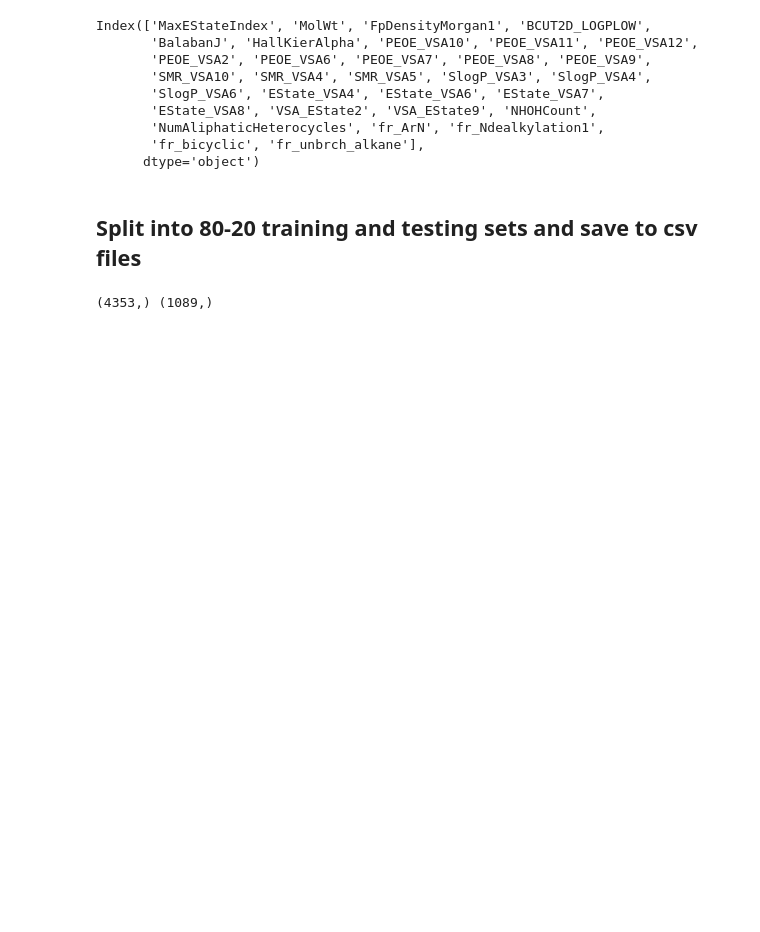
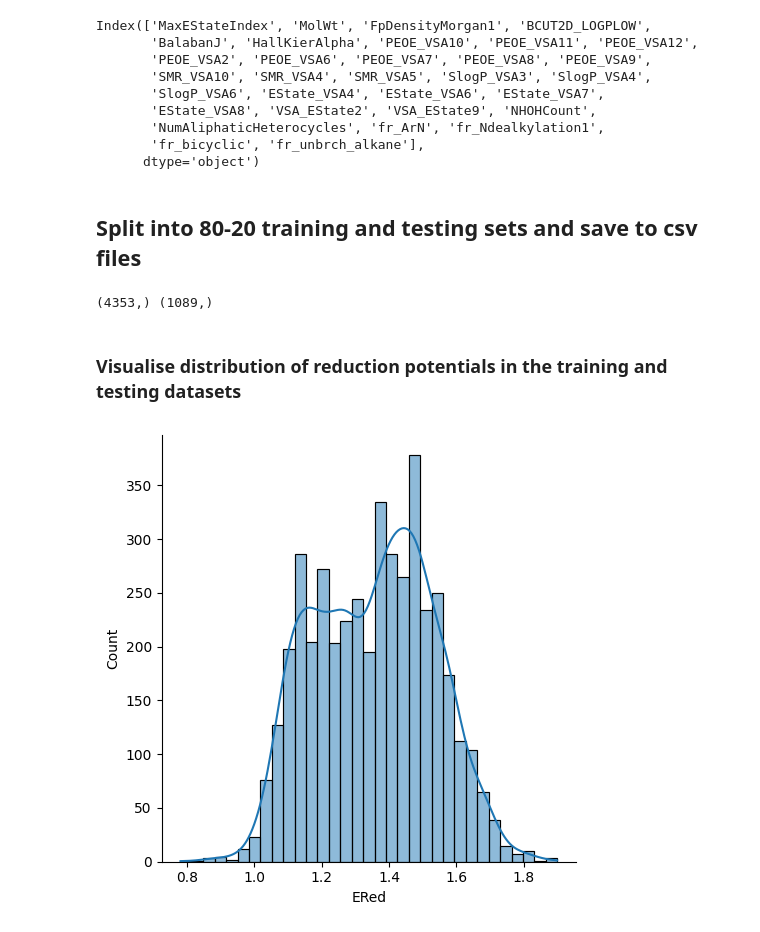
Before and after one commit to adisun94/DataScience, a Jupyter notebook: 1.MolRedPot_FeatureEngineering.ipynb, the cells around one changed output. Saved outputs shown, nothing was run; the diff lists cells and outputs as text; code cells hidden in the pictures; blank space fills up the shorter version.

```diff
--- a/1.MolRedPot_FeatureEngineering.ipynb
+++ b/1.MolRedPot_FeatureEngineering.ipynb
@@ -181,3 +186,11 @@ target_test.to_csv('Data/target_test.csv')
 print(target_train.shape,target_test.shape)
 # %% [output]
 (4353,) (1089,)
+# %% [markdown]
+### Visualise distribution of reduction potentials in the training and testing datasets
+# %%
+Ered_train=pd.read_csv('Data/target_train.csv')
+ax=sns.displot(Ered_train,x='ERed',kde=True)
+plt.show()
+# %% [output]
+[figure, added]
```
Also changed, not shown: parts of 2 cells of this notebook, 10 other files.
